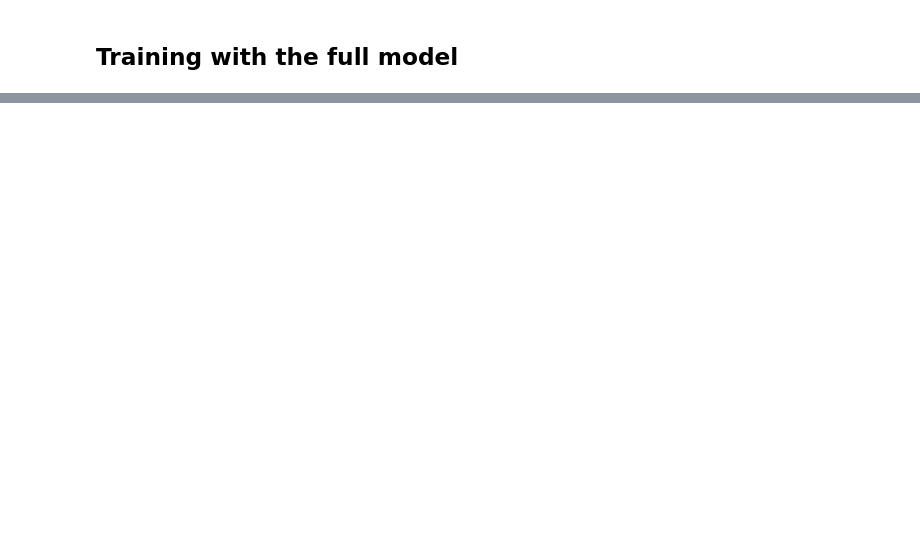
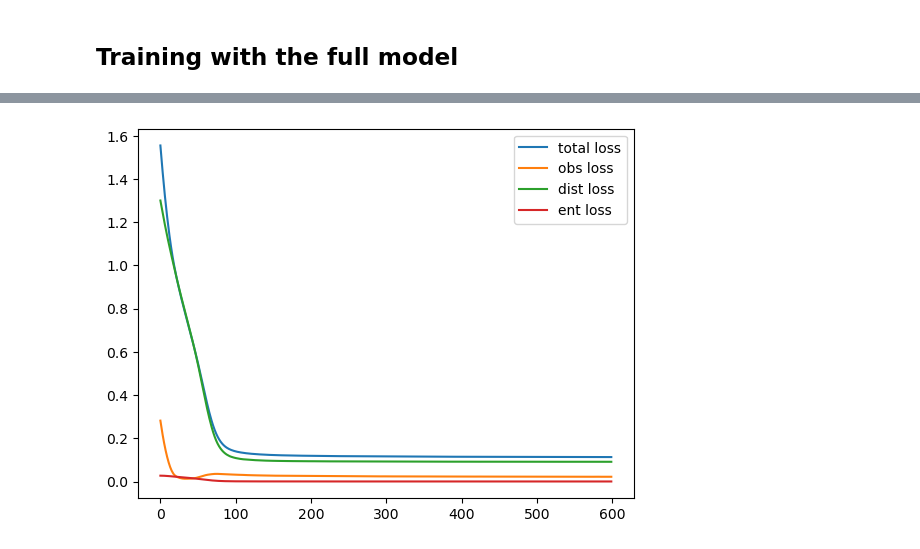
Before and after one commit to jacobe90/birdflow-bilevel, a Jupyter notebook: src/model-testing.ipynb, the cells around one changed output, grey strips where cells are left out. Saved outputs shown, nothing was run; the diff lists cells and outputs as text; code cells hidden in the pictures; blank space fills up the shorter version.

```diff
--- a/src/model-testing.ipynb
+++ b/src/model-testing.ipynb
@@ -613,0 +462,12 @@ print(os.getcwd())
+# %%
+ent_weight = 1e-4
+dist_weight = 1e-2
+num_iters = len(loss_dict['total'])
+plt.plot(jnp.arange(num_iters), loss_dict['total'], label='total loss')
+plt.plot(jnp.arange(num_iters), loss_dict['obs'], label='obs loss')
+plt.plot(jnp.arange(num_iters), dist_weight * jnp.array(loss_dict['dist']), label='dist loss')
+plt.plot(jnp.arange(num_iters), ent_weight * jnp.array(loss_dict['ent']), label='ent loss')
+plt.legend()
+plt.show()
+# %% [output]
+[figure, added]
```
Also changed, not shown: parts of 20 cells of this notebook.
